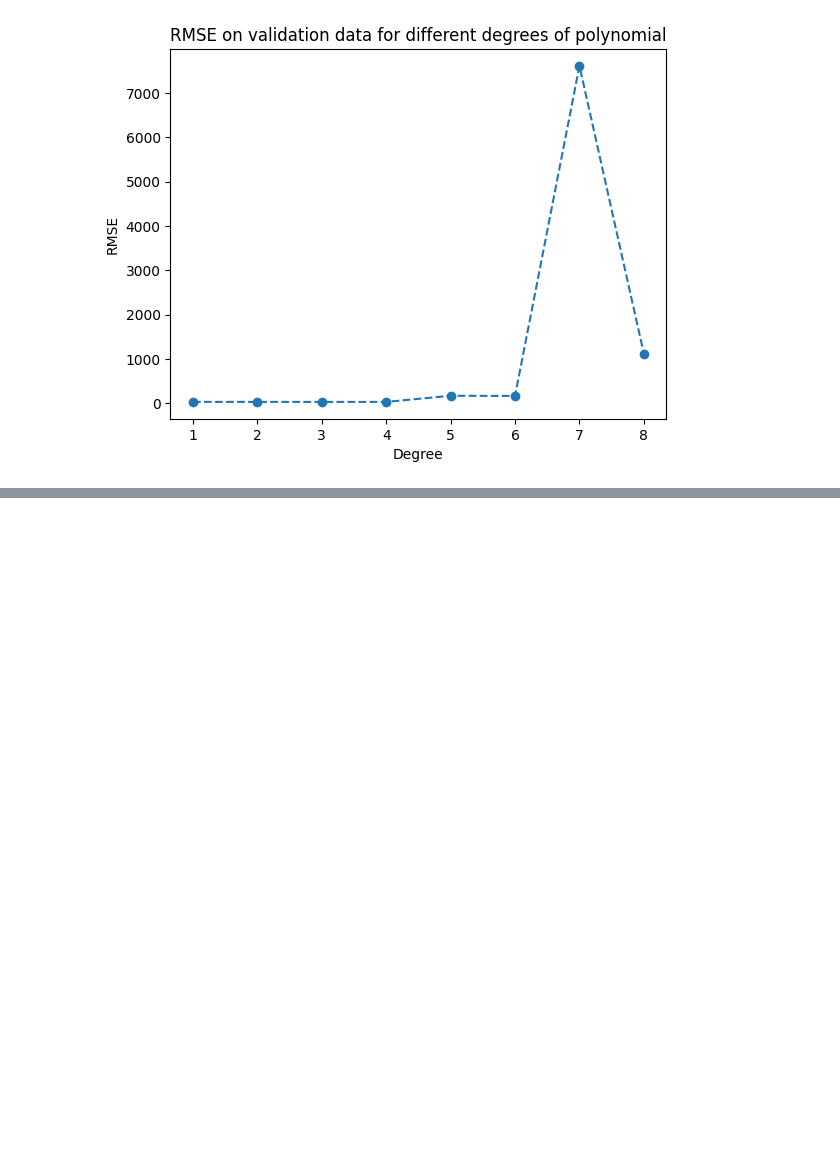
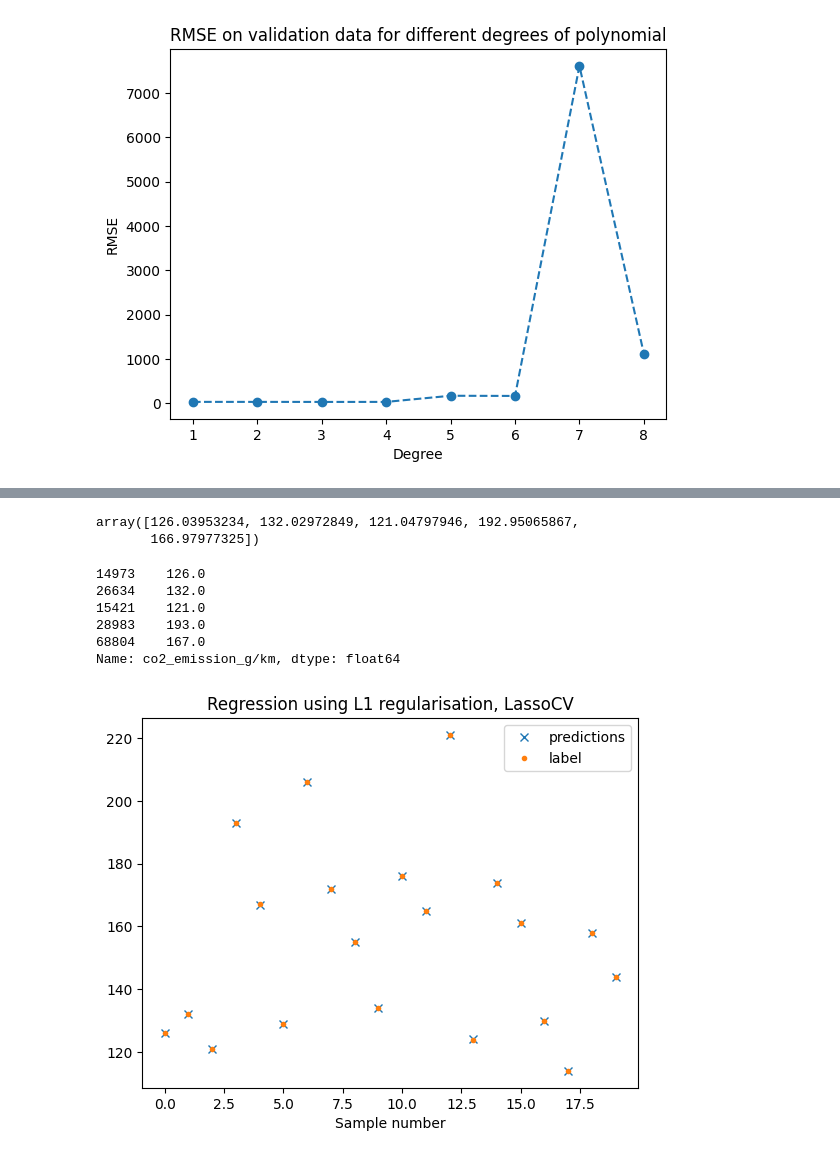
Before and after one commit to CyrilleKolle/used-cars_sweden, a Jupyter notebook: Code/co2_prediction.ipynb, the cells around one changed output, grey strips where cells are left out. Drawn from its saved outputs; the diff is of its cells as text; code cells hidden in the pictures; blank space fills up the shorter version.

```diff
--- a/Code/co2_prediction.ipynb
+++ b/Code/co2_prediction.ipynb
@@ -255,0 +296,24 @@ lassocv.score(scaled_X_train, y_train)
+# %%
+y_preds = lassocv.predict(scaled_X_test)
+y_preds[:5]
+# %% [output]
+array([126.03953234, 132.02972849, 121.04797946, 192.95065867,
+       166.97977325])
+# %%
+y_test[:5]
+# %% [output]
+14973    126.0
+26634    132.0
+15421    121.0
+28983    193.0
+68804    167.0
+Name: co2_emission_g/km, dtype: float64
+# %%
+samples = 20
+plt.plot(range(samples), y_preds[:samples], 'x')
+plt.plot(range(samples), y_test[:samples], '.')
+plt.legend(["predictions","label"])
+plt.xlabel("Sample number")
+plt.title('Regression using L1 regularisation, LassoCV');
+# %% [output]
+[figure, added]
```
Also changed, not shown: parts of 35 cells of this notebook.
